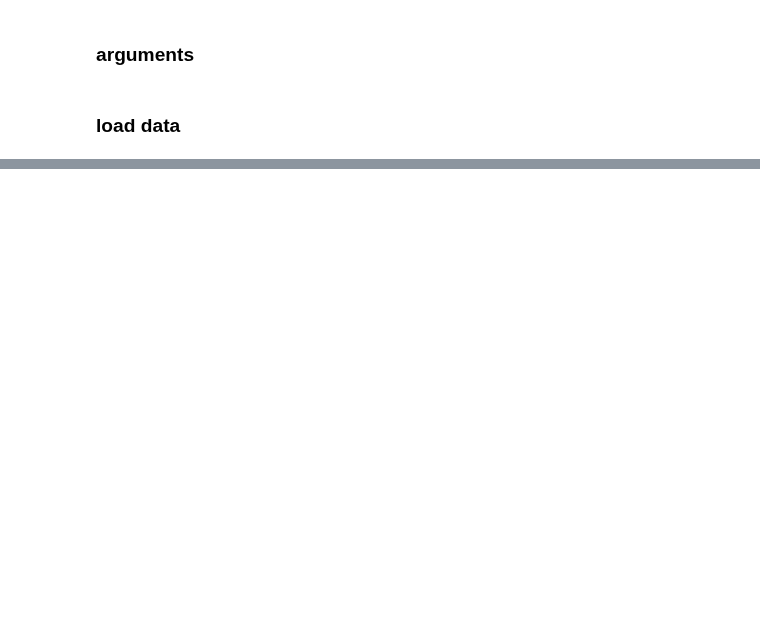
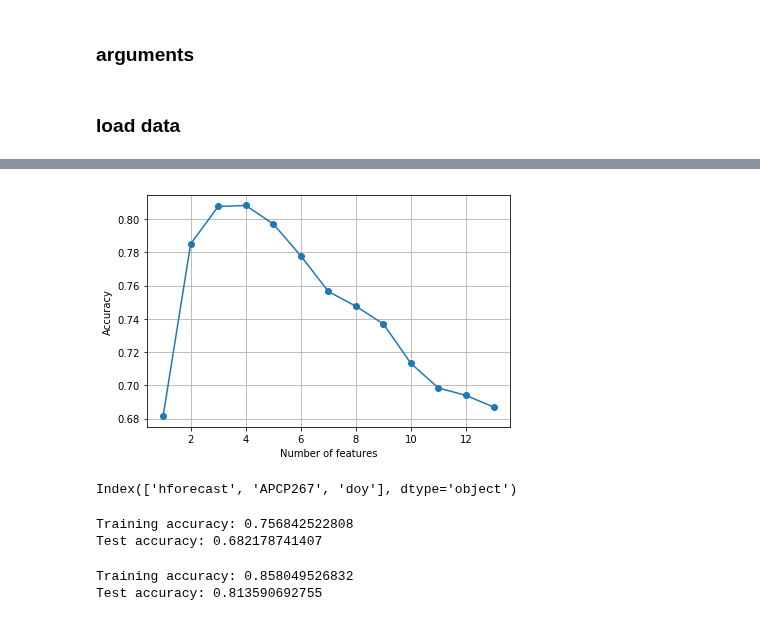
Before and after one commit to jmquintana79/utilsDS, a Jupyter notebook: scripts/feature_engineering/selection/notebook-features_selection-sklearn.ipynb, the cells around one changed output, grey strips where cells are left out. Cells and saved outputs as stored; diff of their text form; code cells hidden in the pictures; blank space fills up the shorter version.

```diff
--- a/scripts/feature_engineering/selection/notebook-features_selection-sklearn.ipynb
+++ b/scripts/feature_engineering/selection/notebook-features_selection-sklearn.ipynb
@@ -47,0 +147,41 @@ plt.show()
+# %%
+import matplotlib.pyplot as plt
+from sklearn.neighbors import KNeighborsClassifier
+
+knn = KNeighborsClassifier(n_neighbors=5)
+
+# selecting features
+sbs = SBS(knn, k_features=1)
+sbs.fit(X, cy)
+
+# plotting performance of feature subsets
+k_feat = [len(k) for k in sbs.subsets_]
+
+plt.plot(k_feat, sbs.scores_, marker='o')
+#plt.ylim([0.7, 1.02])
+plt.ylabel('Accuracy')
+plt.xlabel('Number of features')
+plt.grid()
+plt.tight_layout()
+plt.show()
+# %% [output]
+[figure, added]
+# %%
+k3 = list(sbs.subsets_[10])
+print(data[dcol['lx']].columns[:][k3])
+# %% [output]
+Index(['hforecast', 'APCP267', 'doy'], dtype='object')
+# %%
+knn.fit(X_train, cy_train)
+print('Training accuracy:', knn.score(X_train, cy_train))
+print('Test accuracy:', knn.score(X_test, cy_test))
+# %% [output]
+Training accuracy: 0.756842522808
+Test accuracy: 0.682178741407
+# %%
+knn.fit(X_train[:, k3], cy_train)
+print('Training accuracy:', knn.score(X_train[:, k3], cy_train))
+print('Test accuracy:', knn.score(X_test[:, k3], cy_test))
+# %% [output]
+Training accuracy: 0.858049526832
+Test accuracy: 0.813590692755
```
Also changed, not shown: parts of 26 cells of this notebook.
